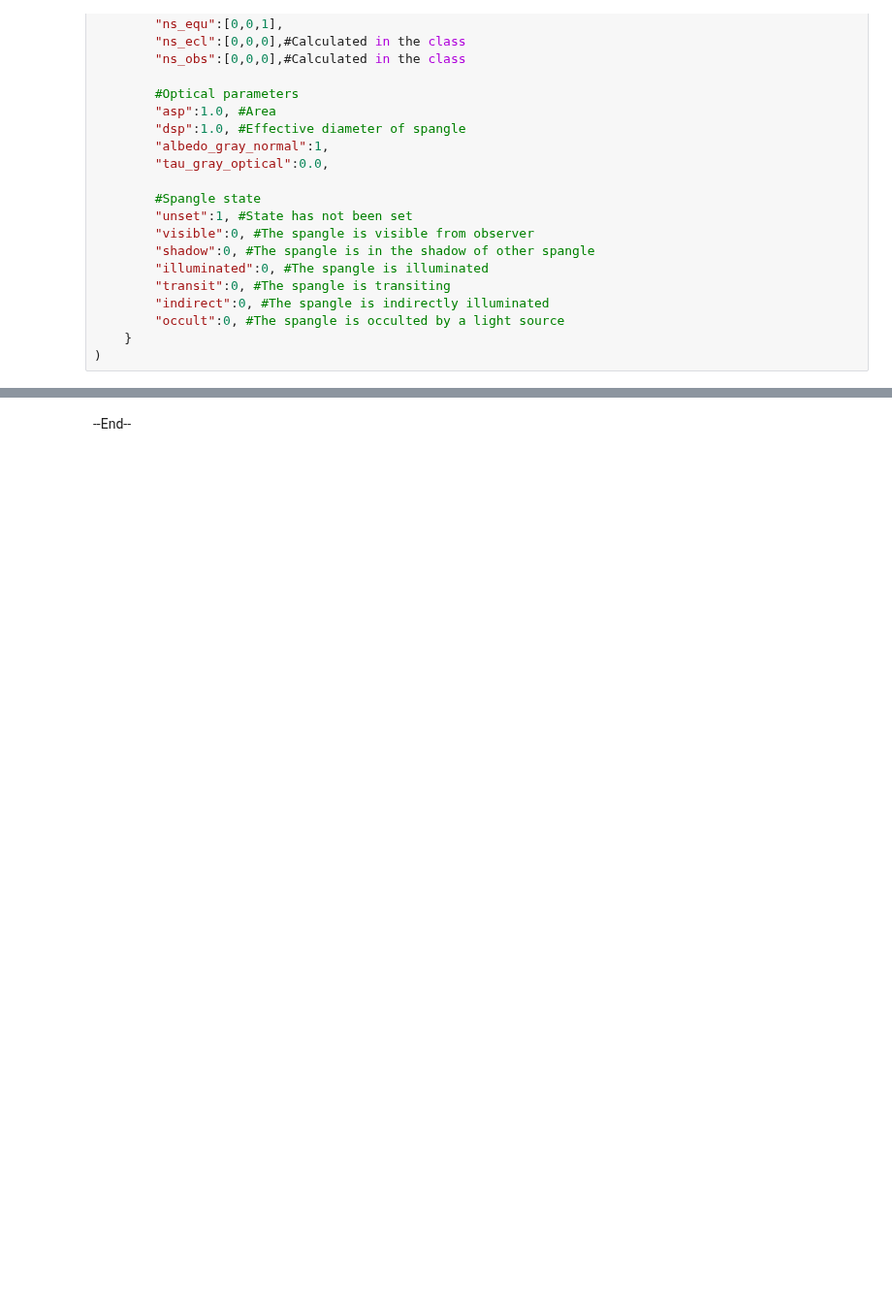
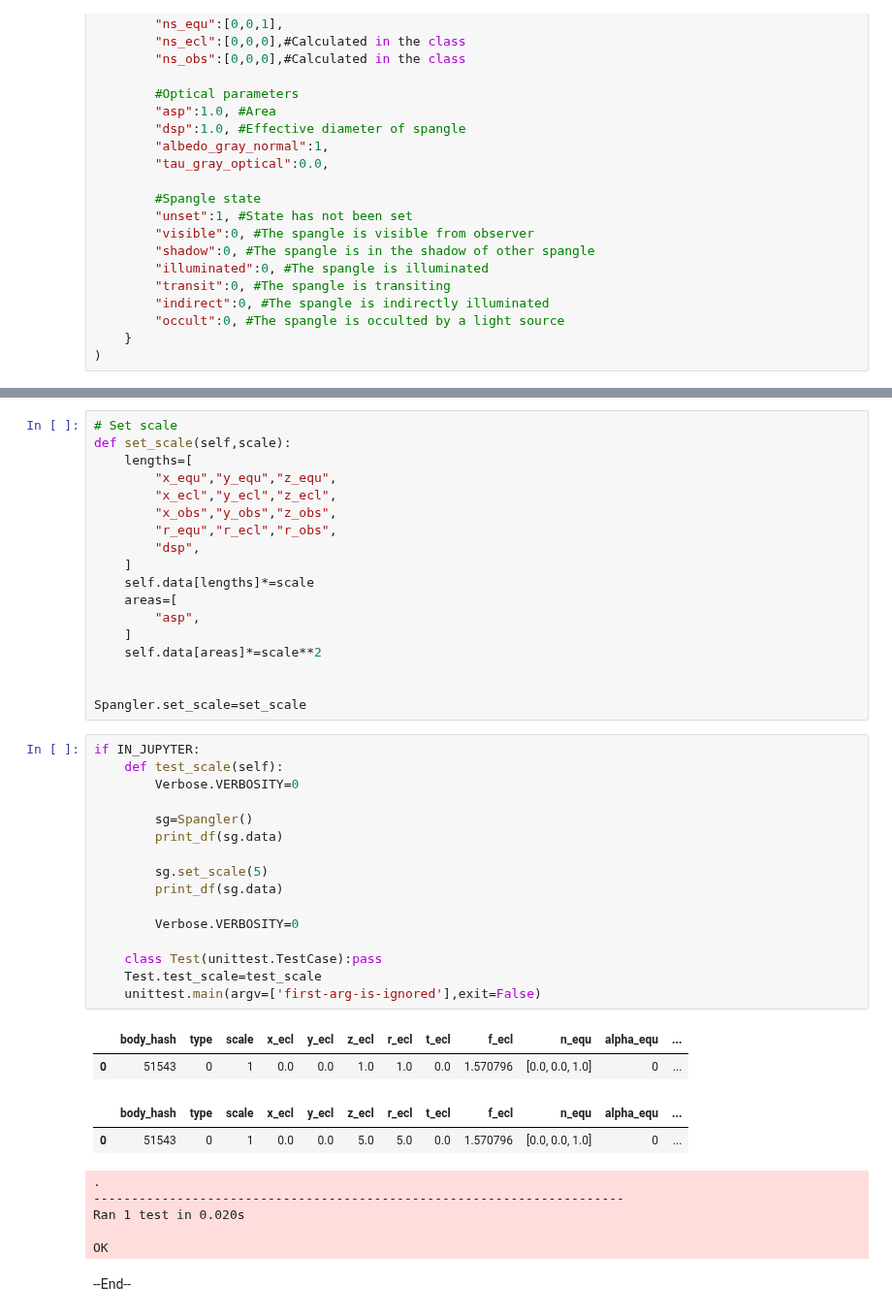
Before and after one commit to seap-udea/pryngles, a Jupyter notebook: dev/pryngles-spangler.ipynb, the cells around one changed output, grey strips where cells are left out. Shown at 97% size. Drawn from its saved outputs; the diff is of its cells as text; blank space fills up the shorter version.

```diff
--- a/dev/pryngles-spangler.ipynb
+++ b/dev/pryngles-spangler.ipynb
@@ -681,2 +671,46 @@ OK
+# %%
+# Set scale
+def set_scale(self,scale):
+    lengths=[
+        "x_equ","y_equ","z_equ",
+        "x_ecl","y_ecl","z_ecl",
+        "x_obs","y_obs","z_obs",
+        "r_equ","r_ecl","r_obs",
+        "dsp",
+    ]
+    self.data[lengths]*=scale
+    areas=[
+        "asp",
+    ]
+    self.data[areas]*=scale**2
+
+
+Spangler.set_scale=set_scale
+# %%
+if IN_JUPYTER:
+    def test_scale(self):
+        Verbose.VERBOSITY=0
+
+        sg=Spangler()
+        print_df(sg.data)
+
+        sg.set_scale(5)
+        print_df(sg.data)
+
+        Verbose.VERBOSITY=0
+
+    class Test(unittest.TestCase):pass
+    Test.test_scale=test_scale
+    unittest.main(argv=['first-arg-is-ignored'],exit=False)
+# %% [output]
+|  | body_hash | type | scale | x_ecl | y_ecl | z_ecl | r_ecl | t_ecl | f_ecl | n_equ | alpha_equ | ... |
+| 0 | 51543 | 0 | 1 | 0.0 | 0.0 | 1.0 | 1.0 | 0.0 | 1.570796 | [0.0, 0.0, 1.0] | 0 | ... |
+|  | body_hash | type | scale | x_ecl | y_ecl | z_ecl | r_ecl | t_ecl | f_ecl | n_equ | alpha_equ | ... |
+| 0 | 51543 | 0 | 1 | 0.0 | 0.0 | 5.0 | 5.0 | 0.0 | 1.570796 | [0.0, 0.0, 1.0] | 0 | ... |
+.
+----------------------------------------------------------------------
+Ran 1 test in 0.020s
+
+OK
 # %% [markdown]
 --End--
```
Also changed, not shown: parts of 30 cells of this notebook, 11 other files.
